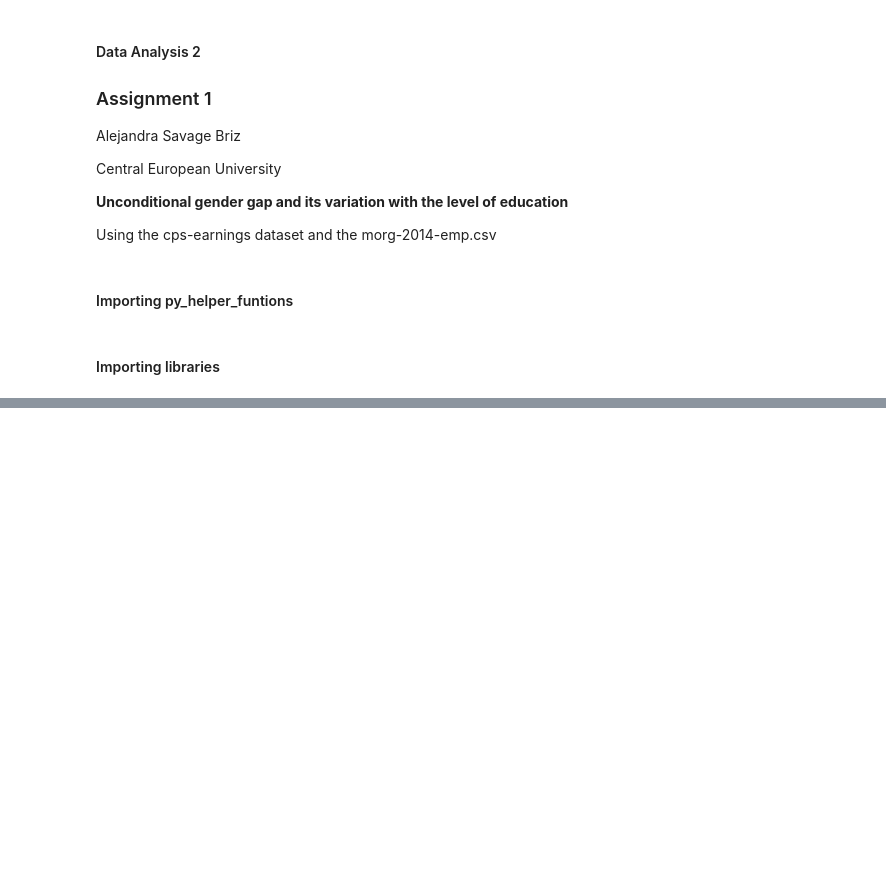
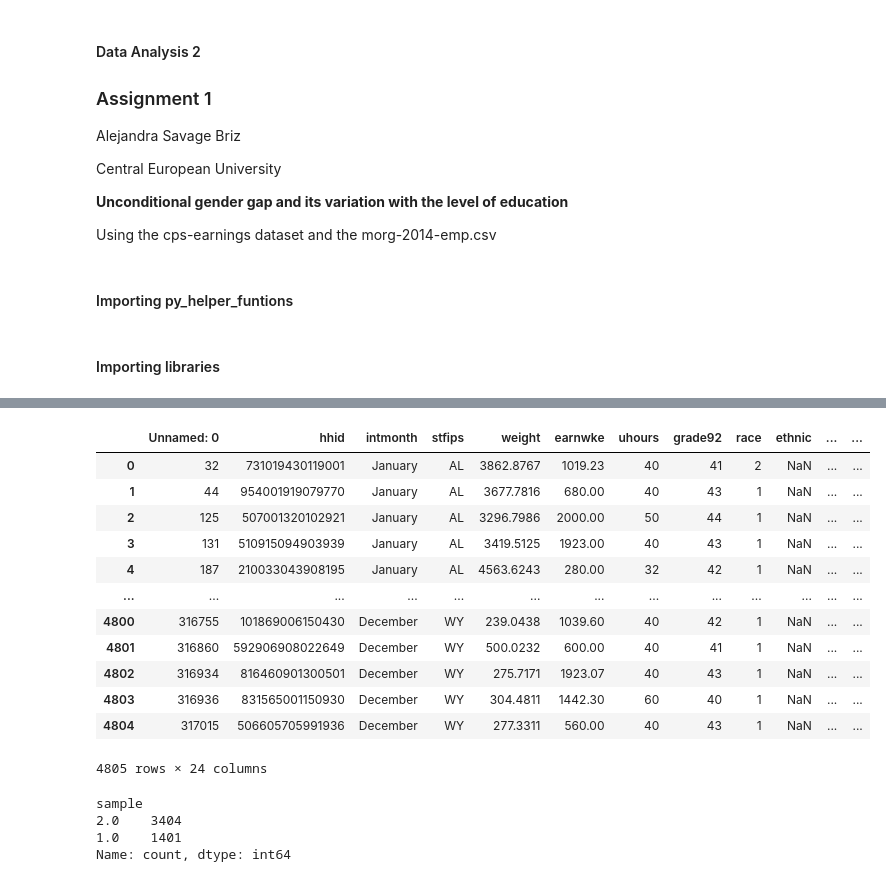
Before and after one commit to Alejandra-savagebriz/DA2, a Jupyter notebook: DA2_Assignment1.ipynb, the cells around one changed output, grey strips where cells are left out. Saved outputs shown, nothing was run; the diff lists cells and outputs as text; code cells hidden in the pictures; blank space fills up the shorter version.

```diff
--- a/DA2_Assignment1.ipynb
+++ b/DA2_Assignment1.ipynb
@@ -504,0 +541,27 @@ warnings.filterwarnings("ignore")
+# %%
+data_all = data_all.loc[
+    (data_all["sample"] == 1) | (data_all["sample"] == 2), :
+].reset_index(drop=True) #keep only sample == 1, sample == 2
+data_all
+# %% [output]
+|  | Unnamed: 0 | hhid | intmonth | stfips | weight | earnwke | uhours | grade92 | race | ethnic | ... | ... |
+| 0 | 32 | 731019430119001 | January | AL | 3862.8767 | 1019.23 | 40 | 41 | 2 | NaN | ... | ... |
+| 1 | 44 | 954001919079770 | January | AL | 3677.7816 | 680.00 | 40 | 43 | 1 | NaN | ... | ... |
+| 2 | 125 | 507001320102921 | January | AL | 3296.7986 | 2000.00 | 50 | 44 | 1 | NaN | ... | ... |
+| 3 | 131 | 510915094903939 | January | AL | 3419.5125 | 1923.00 | 40 | 43 | 1 | NaN | ... | ... |
+| 4 | 187 | 210033043908195 | January | AL | 4563.6243 | 280.00 | 32 | 42 | 1 | NaN | ... | ... |
+| ... | ... | ... | ... | ... | ... | ... | ... | ... | ... | ... | ... | ... |
+| 4800 | 316755 | 101869006150430 | December | WY | 239.0438 | 1039.60 | 40 | 42 | 1 | NaN | ... | ... |
+| 4801 | 316860 | 592906908022649 | December | WY | 500.0232 | 600.00 | 40 | 41 | 1 | NaN | ... | ... |
+| 4802 | 316934 | 816460901300501 | December | WY | 275.7171 | 1923.07 | 40 | 43 | 1 | NaN | ... | ... |
+| 4803 | 316936 | 831565001150930 | December | WY | 304.4811 | 1442.30 | 60 | 40 | 1 | NaN | ... | ... |
+| 4804 | 317015 | 506605705991936 | December | WY | 277.3311 | 560.00 | 40 | 43 | 1 | NaN | ... | ... |
+4805 rows × 24 columns
+# %%
+data_all["sample"].value_counts()
+# 1401 Financial Managers
+# %% [output]
+sample
+2.0    3404
+1.0    1401
+Name: count, dtype: int64
```
Also changed, not shown: parts of 5 cells of this notebook.
